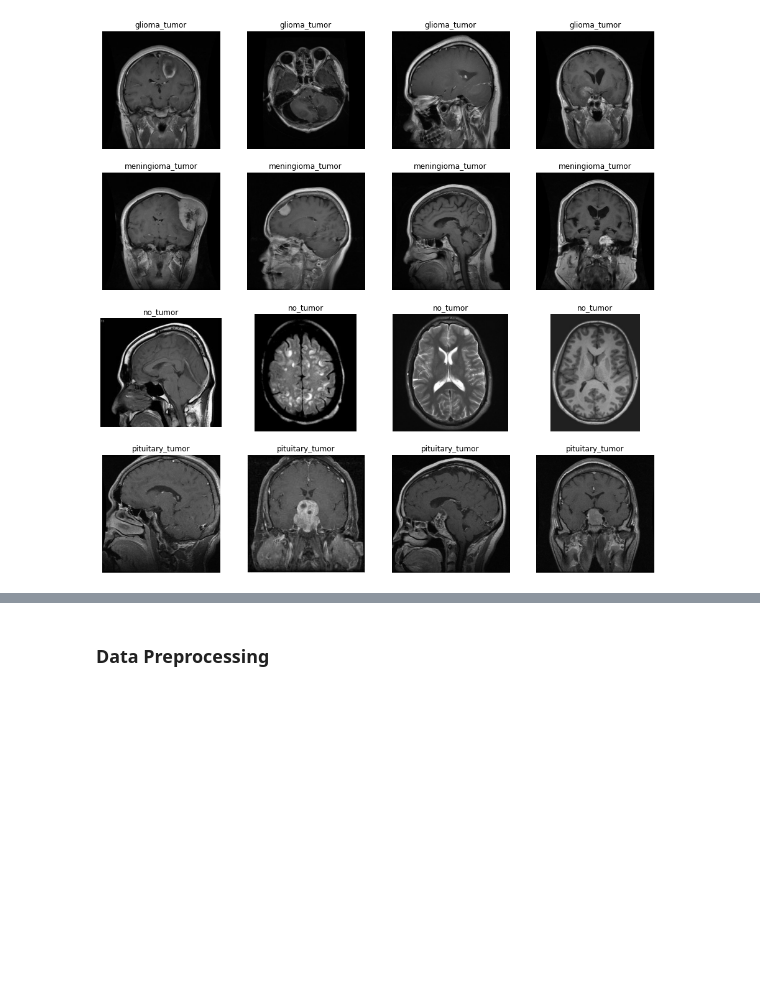
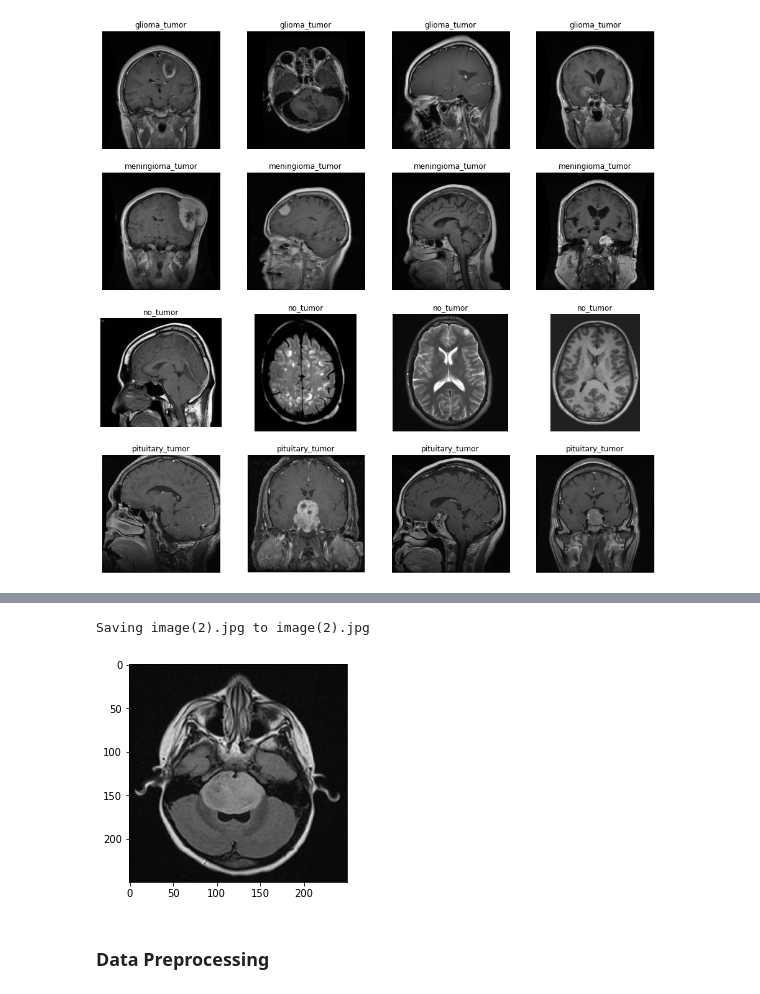
Before and after one commit to dawamamrillah/temukembalicitra, a Jupyter notebook: Tubes_tkcuts.ipynb, the cells around one changed output, grey strips where cells are left out. Saved outputs shown, nothing was run; the diff lists cells and outputs as text; code cells hidden in the pictures; blank space fills up the shorter version.

```diff
--- a/Tubes_tkcuts.ipynb
+++ b/Tubes_tkcuts.ipynb
@@ -112,3 +111,20 @@ for i, img_path in enumerate(gli_img+men_img+no_img+pit_img):
 plt.show()
 # %% [output]
 [figure]
+# %%
+import numpy as np
+from google.colab import files
+from keras.preprocessing import image
+import matplotlib.pyplot as plt
+import matplotlib.image as mpimg
+%matplotlib inline
+
+uploaded = files.upload() # perintah untuk upload
+for fn in uploaded.keys():
+  #predicting images
+  path = fn
+  img = image.load_img(path, target_size=(250,250))
+  imgplot = plt.imshow(img)
+  x = image.img_to_array(img)
+  x = np.expand_dims(x, axis = 0)
+# %% [output]
@@ -115,3 +132,5 @@ plt.show()
+Saving image(2).jpg to image(2).jpg
+[figure, added]
 # %%
 import cv2
 import numpy as np
```
Also changed, not shown: parts of 3 cells of this notebook.
